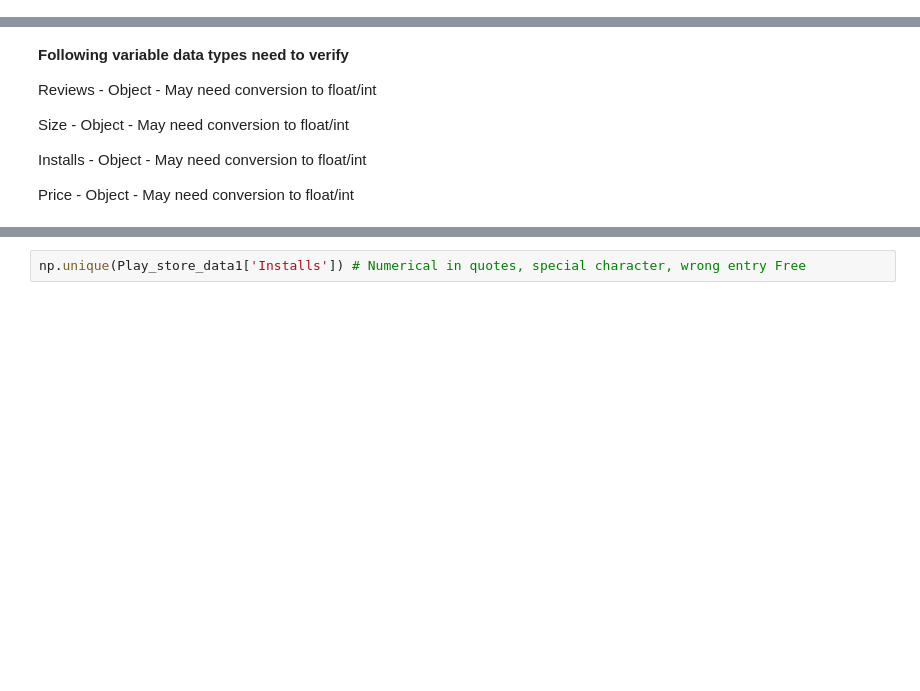
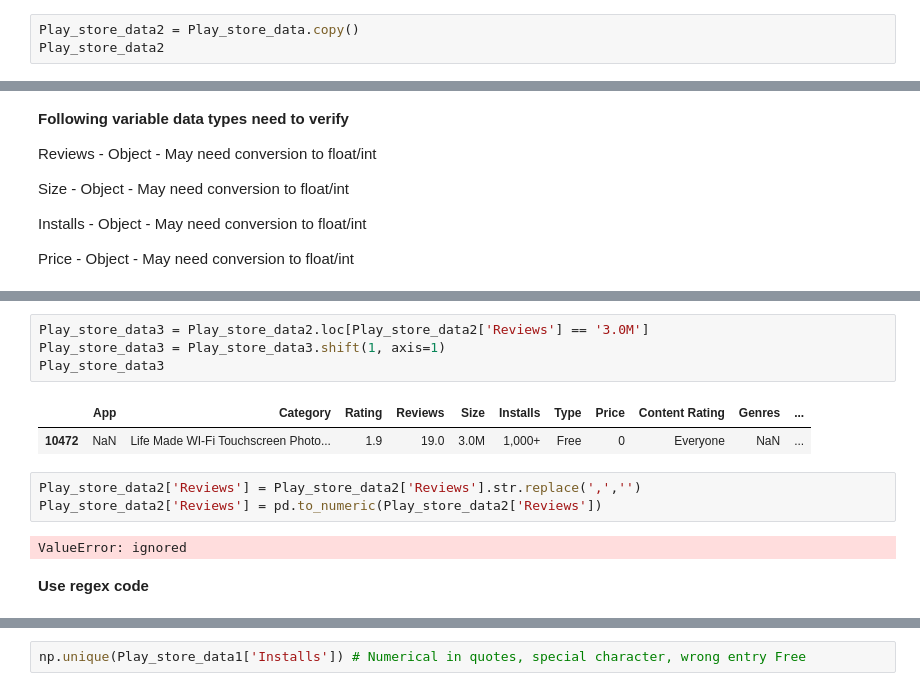
Before and after one commit to amolsapkal16/EDA_Play-store-analysis, a Jupyter notebook: Play_Store_App_Review_Analysis_Amol_Sapkal_Capstone_Project.ipynb, the cells around one changed output, grey strips where cells are left out. Drawn from its saved outputs; the diff is of its cells as text; blank space fills up the shorter version.

```diff
--- a/Play_Store_App_Review_Analysis_Amol_Sapkal_Capstone_Project.ipynb
+++ b/Play_Store_App_Review_Analysis_Amol_Sapkal_Capstone_Project.ipynb
@@ -56,0 +55,3 @@ Play_store_data1 = Play_store_data.copy() # Creating a copy
+# %%
+Play_store_data2 = Play_store_data.copy()
+Play_store_data2
@@ -350,2 +191,16 @@ np.unique(Play_store_data1['Reviews']) # Numerical written in quotes
 # %% [output]
 array(['0', '1', '10', ..., '9975', '999', '9992'], dtype=object)
+# %%
+Play_store_data3 = Play_store_data2.loc[Play_store_data2['Reviews'] == '3.0M']
+Play_store_data3 = Play_store_data3.shift(1, axis=1)
+Play_store_data3
+# %% [output]
+|  | App | Category | Rating | Reviews | Size | Installs | Type | Price | Content Rating | Genres | ... |
+| 10472 | NaN | Life Made WI-Fi Touchscreen Photo... | 1.9 | 19.0 | 3.0M | 1,000+ | Free | 0 | Everyone | NaN | ... |
+# %%
+Play_store_data2['Reviews'] = Play_store_data2['Reviews'].str.replace(',','')
+Play_store_data2['Reviews'] = pd.to_numeric(Play_store_data2['Reviews'])
+# %% [output]
+ValueError: ignored
+# %% [markdown]
+**Use regex code**
```
Also changed, not shown: parts of 53 cells of this notebook.
